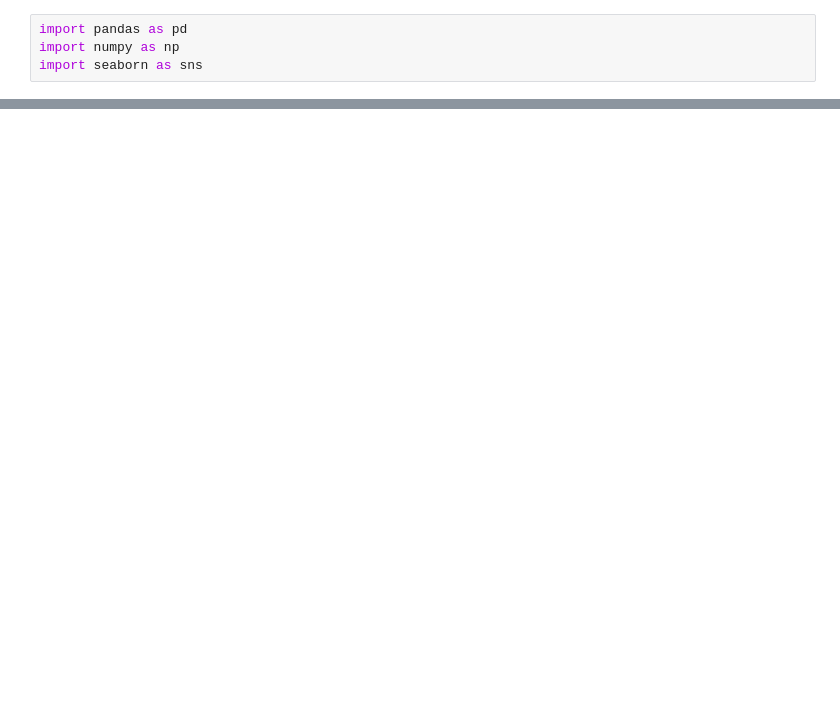
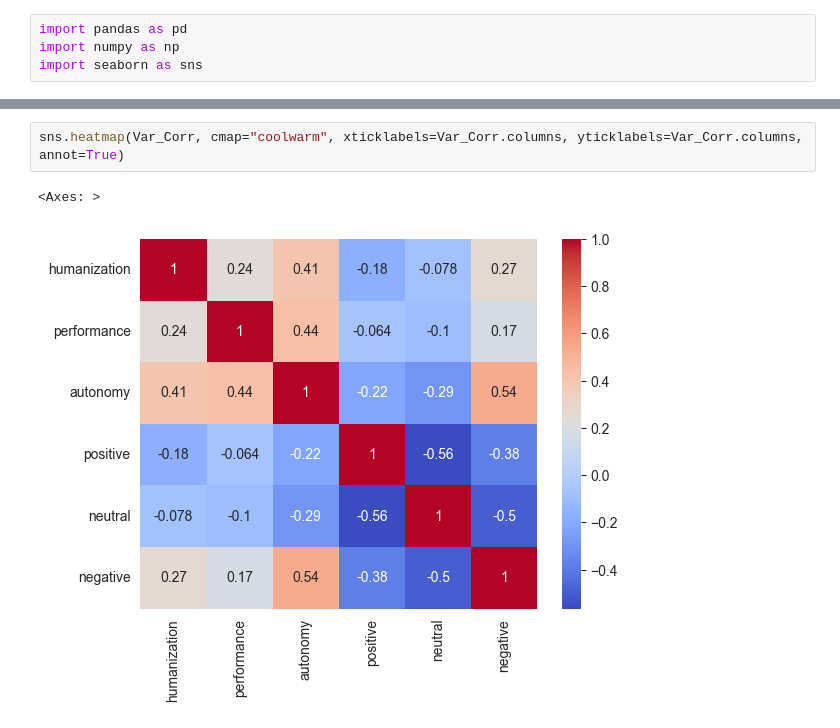
Before and after one commit to michael-ra/code_labeling, a Jupyter notebook: analysis.ipynb, the cells around one changed output, grey strips where cells are left out. Saved outputs shown, nothing was run; the diff lists cells and outputs as text; blank space fills up the shorter version.

```diff
--- a/analysis.ipynb
+++ b/analysis.ipynb
@@ -442,0 +325,5 @@ sns.heatmap(comat_overestimation_sentiment, cmap="BuPu", annot=True)
+# %%
+sns.heatmap(Var_Corr, cmap="coolwarm", xticklabels=Var_Corr.columns, yticklabels=Var_Corr.columns, annot=True)
+# %% [output]
+<Axes: >
+[figure, added]
```
Also changed, not shown: parts of 65 cells of this notebook.
